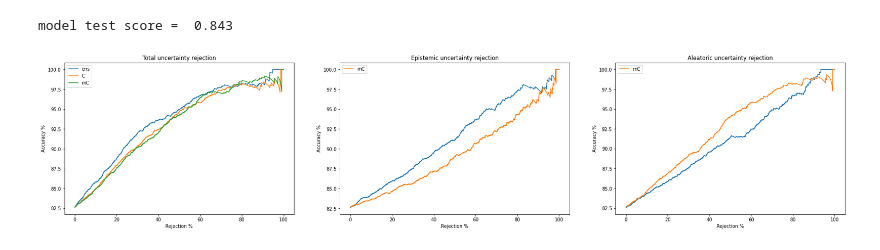
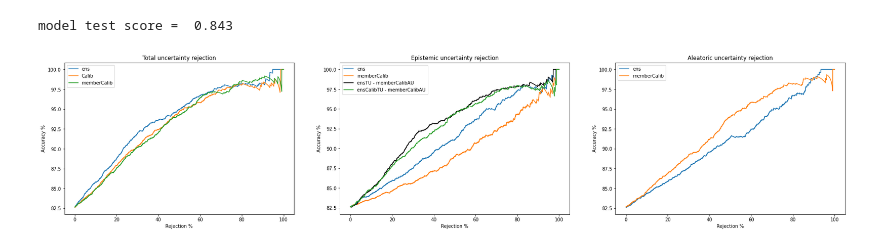
Before and after one commit to mhshaker/Calibration, a Jupyter notebook: Calibration.ipynb, the cells around one changed output. Cells and saved outputs as stored; diff of their text form; code cells hidden in the pictures.

```diff
--- a/Calibration.ipynb
+++ b/Calibration.ipynb
@@ -77,39 +42,46 @@ total_uncertainty_calib = unc.calib_ens_total_uncertainty(model_calib, X_test)
 model test score =  0.843
 # %%
 total_uncertainty_mcalib, epistemic_uncertainty_mcalib, aleatoric_uncertainty_mcalib = unc.calib_ens_member_uncertainty(model, X_test, X_train, y_train, X_valid, y_valid)
+# %%
+epistemic_uncertainty_mcalib2 = total_uncertainty - aleatoric_uncertainty_mcalib
+epistemic_uncertainty_mcalib3 = total_uncertainty_calib - aleatoric_uncertainty_mcalib
 # %%
 fig, axs = plt.subplots(1,3)
 fig.set_figheight(3*2)
 fig.set_figwidth(15*2)
 
 avg_acc, avg_min, avg_max, avg_random ,steps = uncM.accuracy_rejection2(predictions.reshape((1,-1)), y_test.reshape((1,-1)), total_uncertainty.reshape((1,-1)))
 avg_acc_c, avg_min, avg_max, avg_random ,steps = uncM.accuracy_rejection2(predictions.reshape((1,-1)), y_test.reshape((1,-1)), total_uncertainty_calib.reshape((1,-1)))
 avg_acc_mc, avg_min, avg_max, avg_random ,steps = uncM.accuracy_rejection2(predictions.reshape((1,-1)), y_test.reshape((1,-1)), total_uncertainty_mcalib.reshape((1,-1)))
 axs[0].plot(steps, avg_acc*100, label='ens')
-axs[0].plot(steps, avg_acc_c*100, label='C')
-axs[0].plot(steps, avg_acc_mc*100, label='mC')
+axs[0].plot(steps, avg_acc_c*100, label='Calib')
+axs[0].plot(steps, avg_acc_mc*100, label='memberCalib')
 axs[0].legend()
 axs[0].set_title("Total uncertainty rejection")
 
 avg_acc, avg_min, avg_max, avg_random ,steps = uncM.accuracy_rejection2(predictions.reshape((1,-1)), y_test.reshape((1,-1)), epistemic_uncertainty.reshape((1,-1)))
 avg_acc_mc, avg_min, avg_max, avg_random ,steps = uncM.accuracy_rejection2(predictions.reshape((1,-1)), y_test.reshape((1,-1)), epistemic_uncertainty_mcalib.reshape((1,-1)))
+avg_acc_mc2, avg_min, avg_max, avg_random ,steps = uncM.accuracy_rejection2(predictions.reshape((1,-1)), y_test.reshape((1,-1)), epistemic_uncertainty_mcalib2.reshape((1,-1)))
+avg_acc_mc3, avg_min, avg_max, avg_random ,steps = uncM.accuracy_rejection2(predictions.reshape((1,-1)), y_test.reshape((1,-1)), epistemic_uncertainty_mcalib3.reshape((1,-1)))
 
-axs[1].plot(steps, avg_acc*100)
+axs[1].plot(steps, avg_acc*100,label='ens')
+axs[1].plot(steps, avg_acc_mc*100, label='memberCalib')
+axs[1].plot(steps, avg_acc_mc2*100, label='ensTU - memberCalibAU', color="black")
+axs[1].plot(steps, avg_acc_mc3*100, label='ensCalibTU - memberCalibAU')
 axs[1].set_title("Epistemic uncertainty rejection")
-axs[1].plot(steps, avg_acc_mc*100, label='mC')
 axs[1].legend()
 
 avg_acc, avg_min, avg_max, avg_random ,steps = uncM.accuracy_rejection2(predictions.reshape((1,-1)), y_test.reshape((1,-1)), aleatoric_uncertainty.reshape((1,-1)))
 avg_acc_mc, avg_min, avg_max, avg_random ,steps = uncM.accuracy_rejection2(predictions.reshape((1,-1)), y_test.reshape((1,-1)), aleatoric_uncertainty_mcalib.reshape((1,-1)))
 
-axs[2].plot(steps, avg_acc*100)
+axs[2].plot(steps, avg_acc*100, label='ens')
+axs[2].plot(steps, avg_acc_mc*100, label='memberCalib')
 axs[2].set_title("Aleatoric uncertainty rejection")
-axs[2].plot(steps, avg_acc_mc*100, label='mC')
 axs[2].legend()
 
 for i in range(3):
     axs[i].set(xlabel="Rejection %", ylabel="Accuracy %")
 
 fig.show()
 # %% [output]
-[figure, old version]
+[figure, new version]
```
Also changed, not shown: parts of 1 cell of this notebook.
